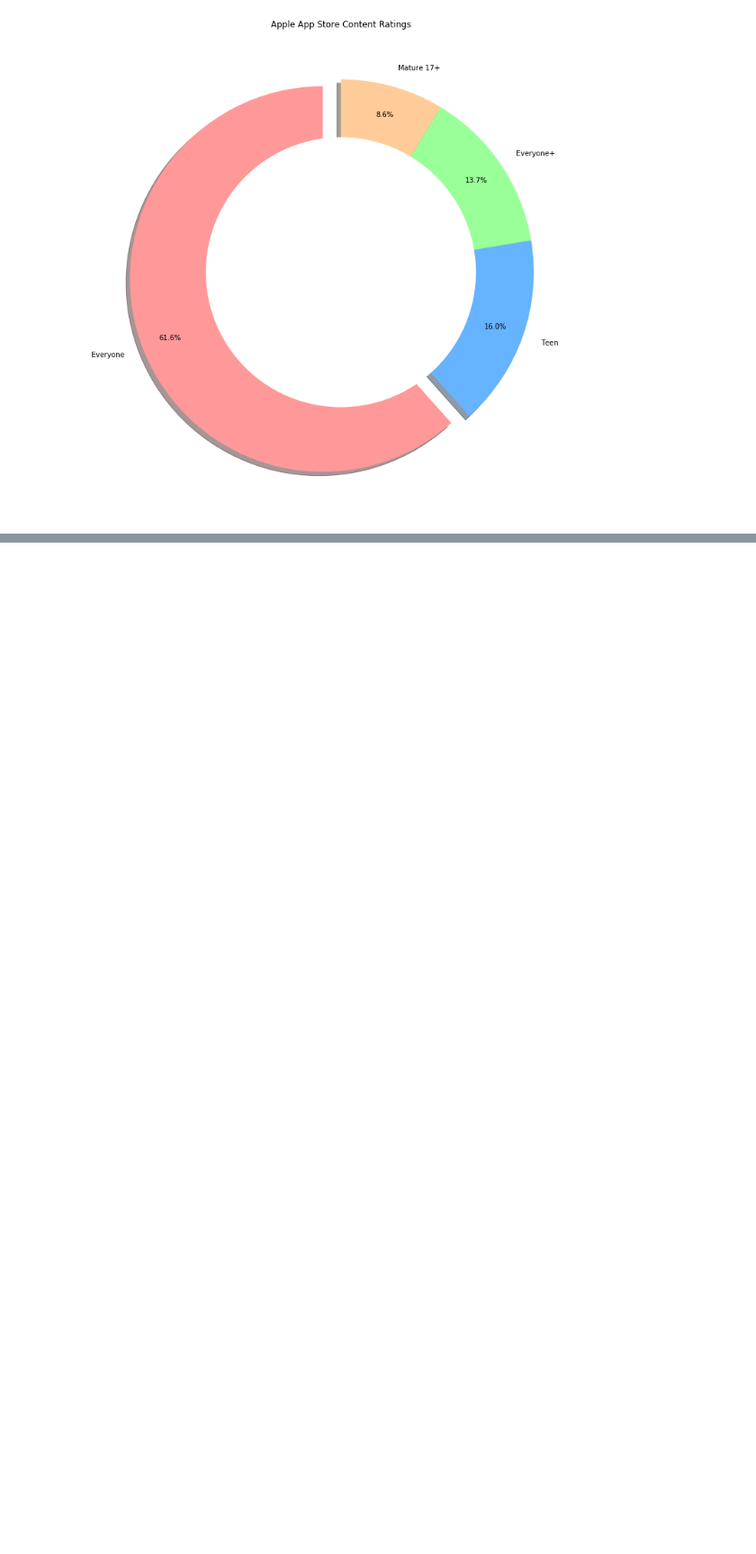
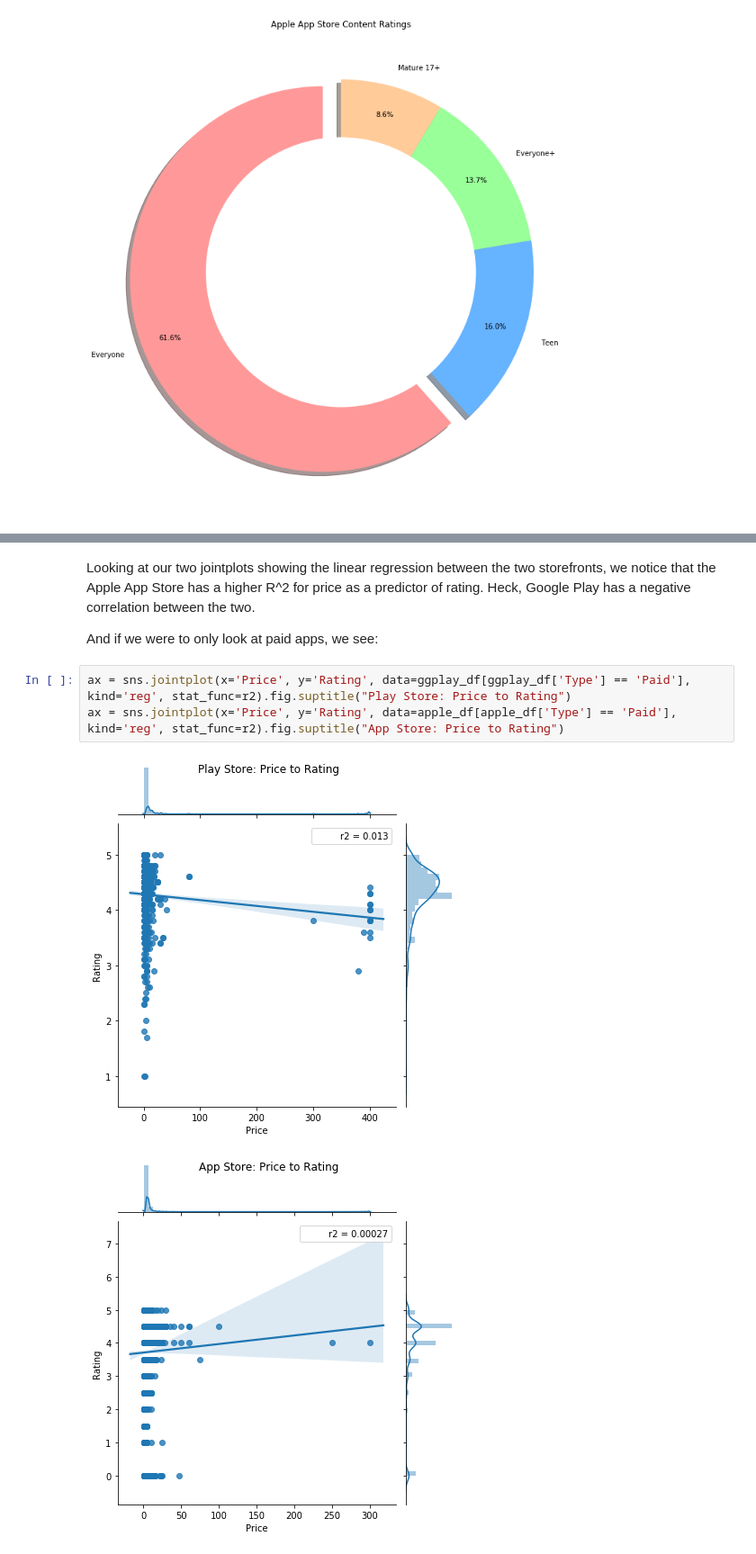
Before and after one commit to RJN-2B/DSLimNguyen, a Jupyter notebook: nb/Deliverable1.ipynb, the cells around one changed output, grey strips where cells are left out. Shown at 90% size. Saved outputs shown, nothing was run; the diff lists cells and outputs as text; blank space fills up the shorter version.

```diff
--- a/nb/Deliverable1.ipynb
+++ b/nb/Deliverable1.ipynb
@@ -359,0 +373,10 @@ Simply looking at these pie charts showing the distribution of age ratings in ea
+# %% [markdown]
+Looking at our two jointplots showing the linear regression between the two storefronts, we notice that the Apple App Store has a higher R^2 for price as a predictor of rating. Heck, Google Play has a negative correlation between the two.
+
+And if we were to only look at paid apps, we see:
+# %%
+ax = sns.jointplot(x='Price', y='Rating', data=ggplay_df[ggplay_df['Type'] == 'Paid'], kind='reg', stat_func=r2).fig.suptitle("Play Store: Price to Rating")
+ax = sns.jointplot(x='Price', y='Rating', data=apple_df[apple_df['Type'] == 'Paid'], kind='reg', stat_func=r2).fig.suptitle("App Store: Price to Rating")
+# %% [output]
+[figure, added]
+[figure, added]
```
Also changed, not shown: parts of 13 cells of this notebook, 1 other file.
